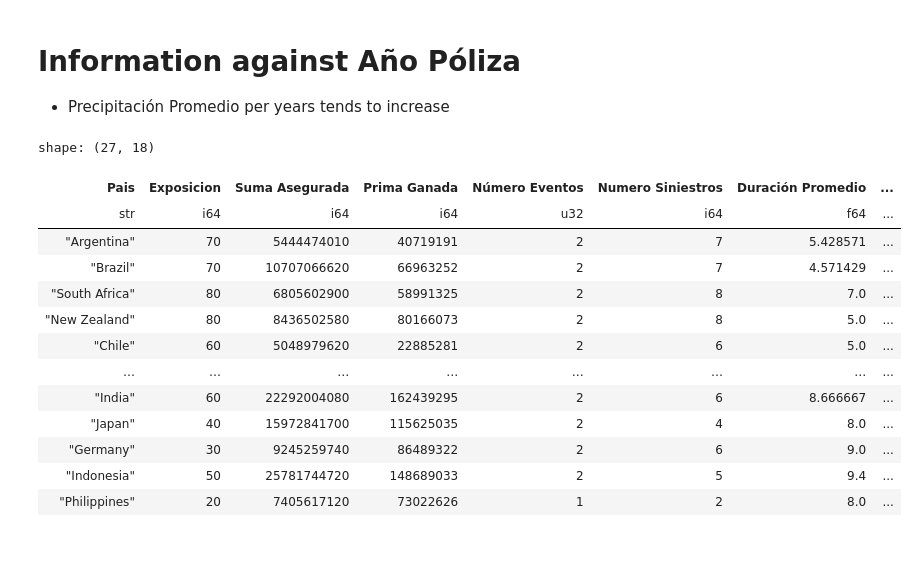
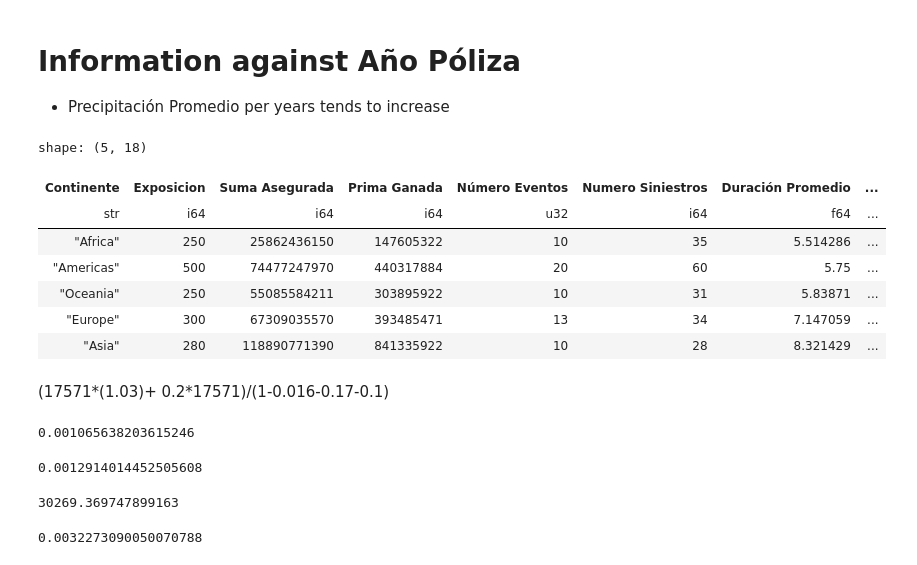
Before and after one commit to abrahamgj44/casoCAS, a Jupyter notebook: general-eda.ipynb, the cells around one changed output. Drawn from its saved outputs; the diff is of its cells as text; code cells hidden in the pictures.

```diff
--- a/general-eda.ipynb
+++ b/general-eda.ipynb
@@ -9,8 +9,9 @@ from freqSevEda import FreqSevEDA
 
 - We have 1580 entries. Grouping by Loc ID and Año Póliza we saw that each policy is annual.
 # %%
-path = r"C:\Users\abrah\OneDrive\Desktop\casoCAS\archivo\data\final-dataset.xlsx"
-df = pl.read_excel(path)
+#path = r"C:\Users\abrah\OneDrive\Desktop\casoCAS\archivo\data\final-dataset.xlsx"
+path2 = r"C:\Users\abrah\OneDrive\Desktop\final-dataset_rangos_V4.xlsx"
+df = pl.read_excel(path2, sheet_name="Sheet 1")
 
 with config():
     print(df)
@@ -70,36 +66,48 @@ shape: (9, 22)
 
 - Precipitación Promedio per years tends to increase
 # %%
-(df.group_by("Pais").agg(pl.col("Exposicion").sum().alias("Exposicion"),
+(df.group_by("Continente").agg(pl.col("Exposicion").sum().alias("Exposicion"),
                               pl.col("Suma Asegurada").sum(),
                               pl.col("Prima").sum().alias("Prima Ganada"),
                               pl.col("Evento ID").drop_nulls().n_unique().alias("Número Eventos"),
                               pl.col("Numero Siniestros").sum(),
                               pl.col("Duración de la inundación (días)").mean().alias("Duración Promedio"),
                               pl.col("Severidad de la inundación (escala 1-5)").mean().alias("Magnitud Inundaciones Promedio"),
                               pl.col("Precipitación (mm)").mean().alias("Precipitación Promedio"),
                               pl.col("Incremento del Nivel del Río (m)").mean().alias("Incremento Promedio"),
                               pl.col("Monto de siniestro").sum().alias("Incurrido"))
                          .with_columns((pl.col("Incurrido")/pl.col("Prima Ganada")).alias("Indice de Siniestralidad"),
                                        (pl.col("Prima Ganada")/pl.col("Suma Asegurada")*1000).alias("Tasa por Mil"),
                                        (pl.col("Incurrido")/pl.col("Suma Asegurada")).alias("TPR"),
                                        (pl.col("Numero Siniestros")/pl.col("Exposicion")).alias("Frecuencia"),
                                        (pl.col("Incurrido")/pl.col("Numero Siniestros")).alias("Severidad"))
                          .with_columns((pl.col("Frecuencia")*pl.col("Severidad")).alias("Prima Pura"))
                          .with_columns((pl.col("Prima Pura")/pl.col("Prima Ganada")).alias("proportion"))
                          .sort(by = "Prima Pura", descending=False))
 # %% [output]
-shape: (27, 18)
+shape: (5, 18)
-| Pais | Exposicion | Suma Asegurada | Prima Ganada | Número Eventos | Numero Siniestros | Duración Promedio | ... |
+| Continente | Exposicion | Suma Asegurada | Prima Ganada | Número Eventos | Numero Siniestros | Duración Promedio | ... |
 | str | i64 | i64 | i64 | u32 | i64 | f64 | ... |
-| "Argentina" | 70 | 5444474010 | 40719191 | 2 | 7 | 5.428571 | ... |
-| "Brazil" | 70 | 10707066620 | 66963252 | 2 | 7 | 4.571429 | ... |
-| "South Africa" | 80 | 6805602900 | 58991325 | 2 | 8 | 7.0 | ... |
-| "New Zealand" | 80 | 8436502580 | 80166073 | 2 | 8 | 5.0 | ... |
-| "Chile" | 60 | 5048979620 | 22885281 | 2 | 6 | 5.0 | ... |
-| … | … | … | … | … | … | … | ... |
-| "India" | 60 | 22292004080 | 162439295 | 2 | 6 | 8.666667 | ... |
-| "Japan" | 40 | 15972841700 | 115625035 | 2 | 4 | 8.0 | ... |
-| "Germany" | 30 | 9245259740 | 86489322 | 2 | 6 | 9.0 | ... |
-| "Indonesia" | 50 | 25781744720 | 148689033 | 2 | 5 | 9.4 | ... |
-| "Philippines" | 20 | 7405617120 | 73022626 | 1 | 2 | 8.0 | ... |
+| "Africa" | 250 | 25862436150 | 147605322 | 10 | 35 | 5.514286 | ... |
+| "Americas" | 500 | 74477247970 | 440317884 | 20 | 60 | 5.75 | ... |
+| "Oceania" | 250 | 55085584211 | 303895922 | 10 | 31 | 5.83871 | ... |
+| "Europe" | 300 | 67309035570 | 393485471 | 13 | 34 | 7.147059 | ... |
+| "Asia" | 280 | 118890771390 | 841335922 | 10 | 28 | 8.321429 | ... |
+# %% [markdown]
+(17571*(1.03)+ 0.2*17571)/(1-0.016-0.17-0.1)
+# %%
+27560/25862436150*1000
+# %% [output]
+0.001065638203615246
+# %%
+153535.714/118890771390*1000
+# %% [output]
+0.0012914014452505608
+# %%
+(17571*(1.03)+ 0.2*17571)/(1-0.016-0.17-0.1)
+# %% [output]
+30269.369747899163
+# %%
+17571/5444474010*1000
+# %% [output]
+0.0032273090050070788
```
Also changed, not shown: parts of 3 cells of this notebook, 5 other files.
